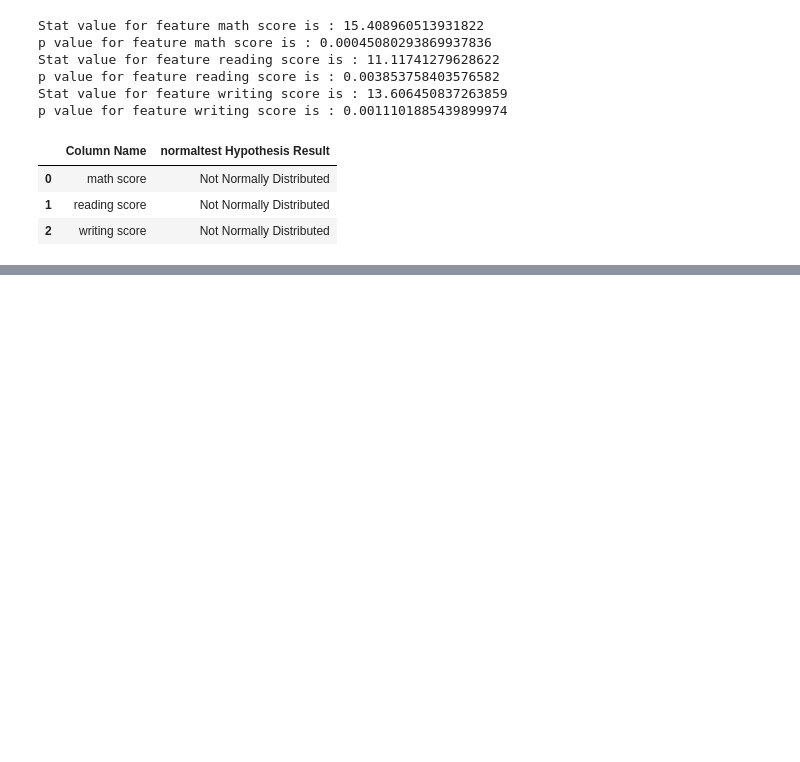
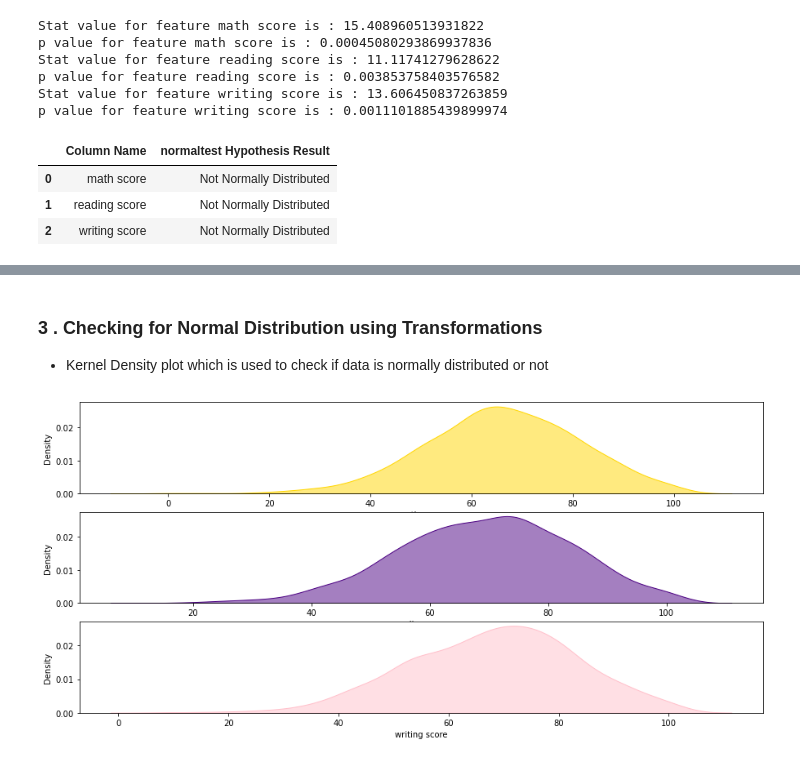
Before and after one commit to ravi0dubey/Linear_Regression_Student_Performance, a Jupyter notebook: Feature_Engineering_Student_Performance.ipynb, the cells around one changed output, grey strips where cells are left out. Saved outputs shown, nothing was run; the diff lists cells and outputs as text; code cells hidden in the pictures; blank space fills up the shorter version.

```diff
--- a/Feature_Engineering_Student_Performance.ipynb
+++ b/Feature_Engineering_Student_Performance.ipynb
@@ -112,0 +311,14 @@ p value for feature writing score is : 0.0011101885439899974
+# %% [markdown]
+###  3 . Checking for Normal Distribution using Transformations
+- Kernel Density plot which is used to check if data is normally distributed or not
+# %%
+# density plot using seaborn library
+
+fig, axs = plt.subplots(3, 1, figsize=(15, 7))
+
+sns.kdeplot(data['math score'],shade=True,label='Maths',color='gold',ax=axs[0],alpha=0.5)
+sns.kdeplot(data['reading score'],shade=True,label='Reading',color='indigo',ax=axs[1],alpha=0.5)
+sns.kdeplot(data['writing score'],shade=True,label='Writing',color='pink',ax=axs[2],alpha=0.5)
+plt.show()
+# %% [output]
+[figure, added]
```
Also changed, not shown: parts of 29 cells of this notebook.
